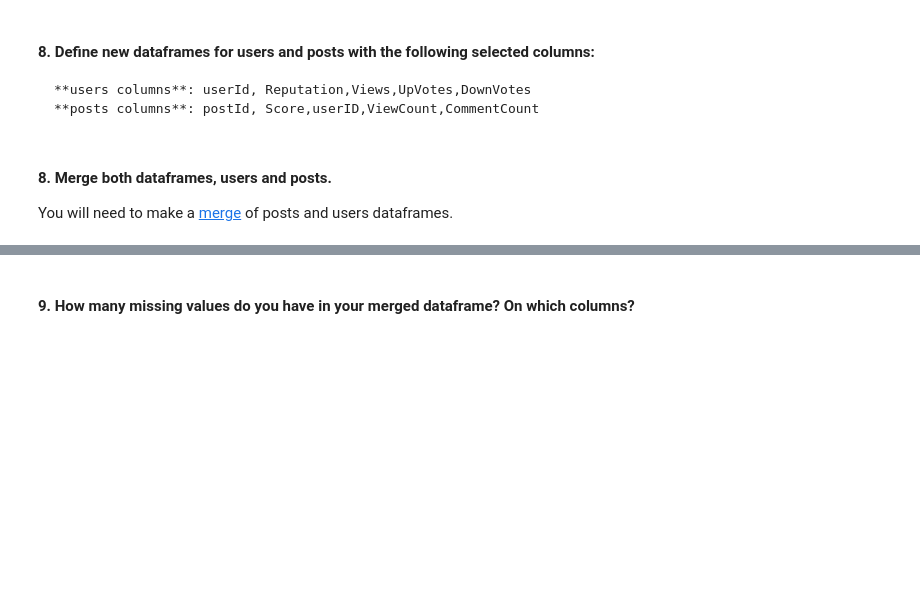
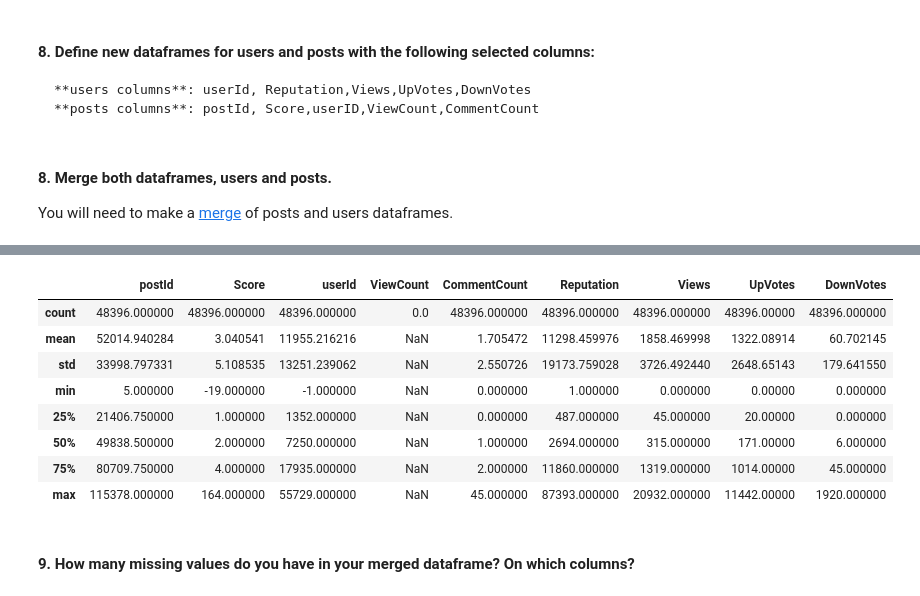
Before and after one commit to sacses/dataptmad1019, a Jupyter notebook: module-1/lab-data_cleaning/your-code/main.ipynb, the cells around one changed output, grey strips where cells are left out. Saved outputs shown, nothing was run; the diff lists cells and outputs as text; code cells hidden in the pictures; blank space fills up the shorter version.

```diff
--- a/module-1/lab-data_cleaning/your-code/main.ipynb
+++ b/module-1/lab-data_cleaning/your-code/main.ipynb
@@ -90,3 +94,20 @@ new_merged_users_posts.head()
+# %%
+'''
+We are stuying the nature of the null ViewCount values in a new data frame
+compared to the df withuot the null values
+'''
+null_df = new_merged_users_posts[new_merged_users_posts.isnull().any(axis=1)].reset_index(drop=True)
+null_df.describe()
+# %% [output]
+|  | postId | Score | userId | ViewCount | CommentCount | Reputation | Views | UpVotes | DownVotes |
+| count | 48396.000000 | 48396.000000 | 48396.000000 | 0.0 | 48396.000000 | 48396.000000 | 48396.000000 | 48396.00000 | 48396.000000 |
+| mean | 52014.940284 | 3.040541 | 11955.216216 | NaN | 1.705472 | 11298.459976 | 1858.469998 | 1322.08914 | 60.702145 |
+| std | 33998.797331 | 5.108535 | 13251.239062 | NaN | 2.550726 | 19173.759028 | 3726.492440 | 2648.65143 | 179.641550 |
+| min | 5.000000 | -19.000000 | -1.000000 | NaN | 0.000000 | 1.000000 | 0.000000 | 0.00000 | 0.000000 |
+| 25% | 21406.750000 | 1.000000 | 1352.000000 | NaN | 0.000000 | 487.000000 | 45.000000 | 20.00000 | 0.000000 |
+| 50% | 49838.500000 | 2.000000 | 7250.000000 | NaN | 1.000000 | 2694.000000 | 315.000000 | 171.00000 | 6.000000 |
+| 75% | 80709.750000 | 4.000000 | 17935.000000 | NaN | 2.000000 | 11860.000000 | 1319.000000 | 1014.00000 | 45.000000 |
+| max | 115378.000000 | 164.000000 | 55729.000000 | NaN | 45.000000 | 87393.000000 | 20932.000000 | 11442.00000 | 1920.000000 |
 # %% [markdown]
 #### 9. How many missing values do you have in your merged dataframe? On which columns?
 # %%
```
Also changed, not shown: parts of 9 cells of this notebook, 1 other file.
